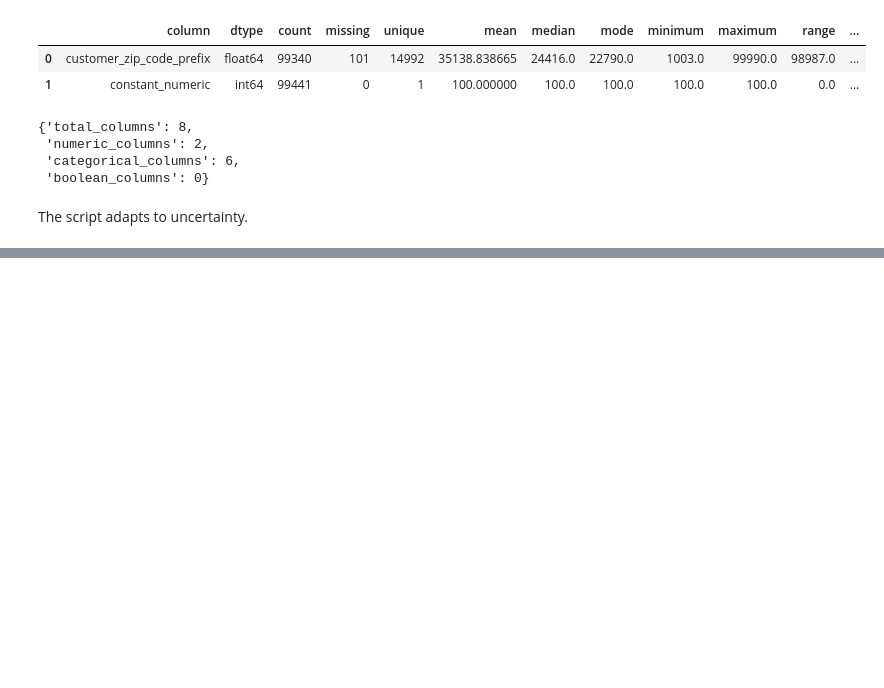
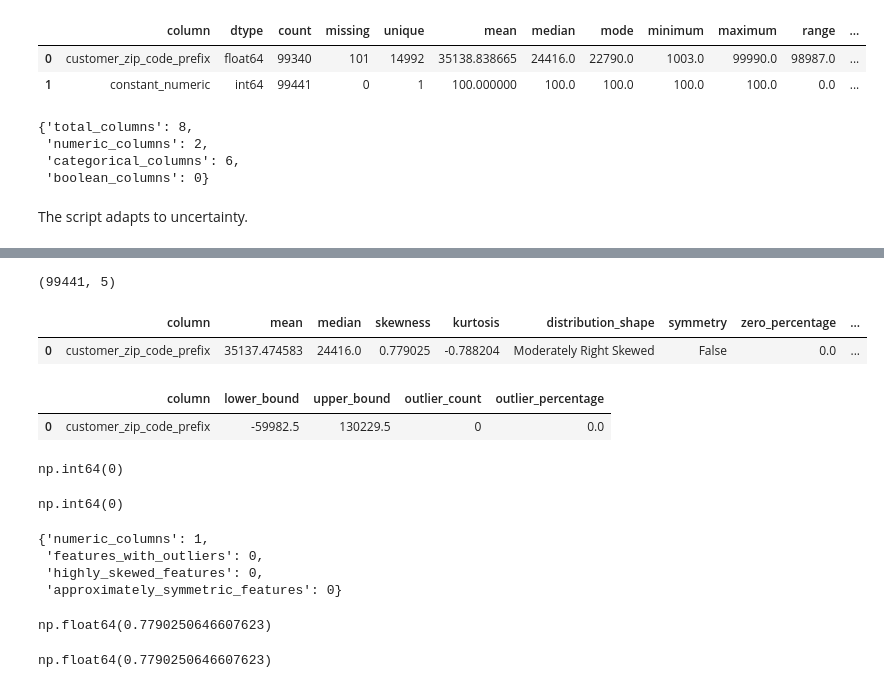
Before and after one commit to sufiyanshaikhh/Customer-Lifetime-Value-CLV-Optimization-Multi-Channel-Attribution-Engine, a Jupyter notebook: notebooks/customers_inspection.ipynb, the cells around one changed output, grey strips where cells are left out. Saved outputs shown, nothing was run; the diff lists cells and outputs as text; code cells hidden in the pictures; blank space fills up the shorter version.

Commit message:
feat: implemented distribution analysis script and validated on customers.

```diff
--- a/notebooks/customers_inspection.ipynb
+++ b/notebooks/customers_inspection.ipynb
@@ -398,0 +405,57 @@ The script adapts to uncertainty.
+# %%
+customers = pd.read_csv("../data/raw/olist/olist_customers_dataset.csv")
+# %%
+customers.shape
+# %% [output]
+(99441, 5)
+# %%
+analyzer = DistributionAnalyzer(customers)
+# %%
+results = analyzer.inspect()
+# %%
+results["distribution"]
+# %% [output]
+|  | column | mean | median | skewness | kurtosis | distribution_shape | symmetry | zero_percentage | ... |
+| 0 | customer_zip_code_prefix | 35137.474583 | 24416.0 | 0.779025 | -0.788204 | Moderately Right Skewed | False | 0.0 | ... |
+# %%
+results["outliers"]
+# %% [output]
+|  | column | lower_bound | upper_bound | outlier_count | outlier_percentage |
+| 0 | customer_zip_code_prefix | -59982.5 | 130229.5 | 0 | 0.0 |
+# %%
+zip_codes = customers["customer_zip_code_prefix"]
+
+q1 = zip_codes.quantile(0.25)
+q3 = zip_codes.quantile(0.75)
+
+iqr = q3 - q1
+
+lower = q1 - 1.5 * iqr
+upper = q3 + 1.5 * iqr
+
+manual_outliers = ((zip_codes < lower) | (zip_codes > upper)).sum()
+
+manual_outliers
+# %% [output]
+np.int64(0)
+# %%
+results["outliers"]["outlier_count"].iloc[0]
+# %% [output]
+np.int64(0)
+# %%
+results["summary"]
+# %% [output]
+{'numeric_columns': 1,
+ 'features_with_outliers': 0,
+ 'highly_skewed_features': 0,
+ 'approximately_symmetric_features': 0}
+# %%
+zip_codes = customers["customer_zip_code_prefix"]
+
+zip_codes.skew()
+# %% [output]
+np.float64(0.7790250646607623)
+# %%
+results["distribution"]["skewness"].iloc[0]
+# %% [output]
+np.float64(0.7790250646607623)
```
Also changed, not shown: parts of 8 cells of this notebook, 1 other file.
